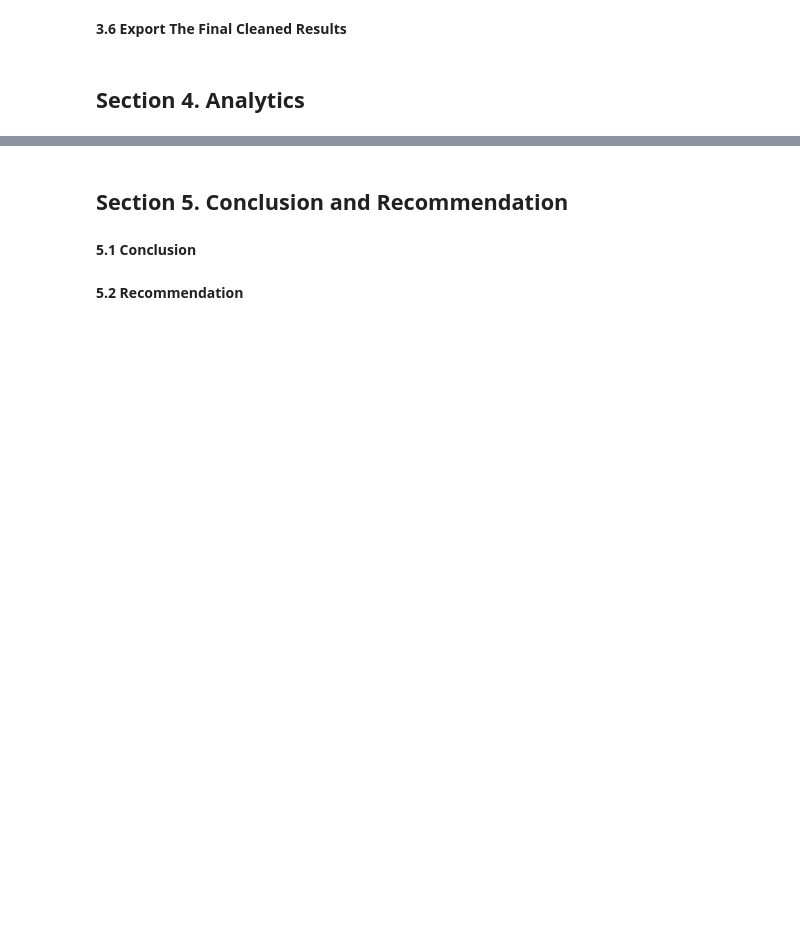
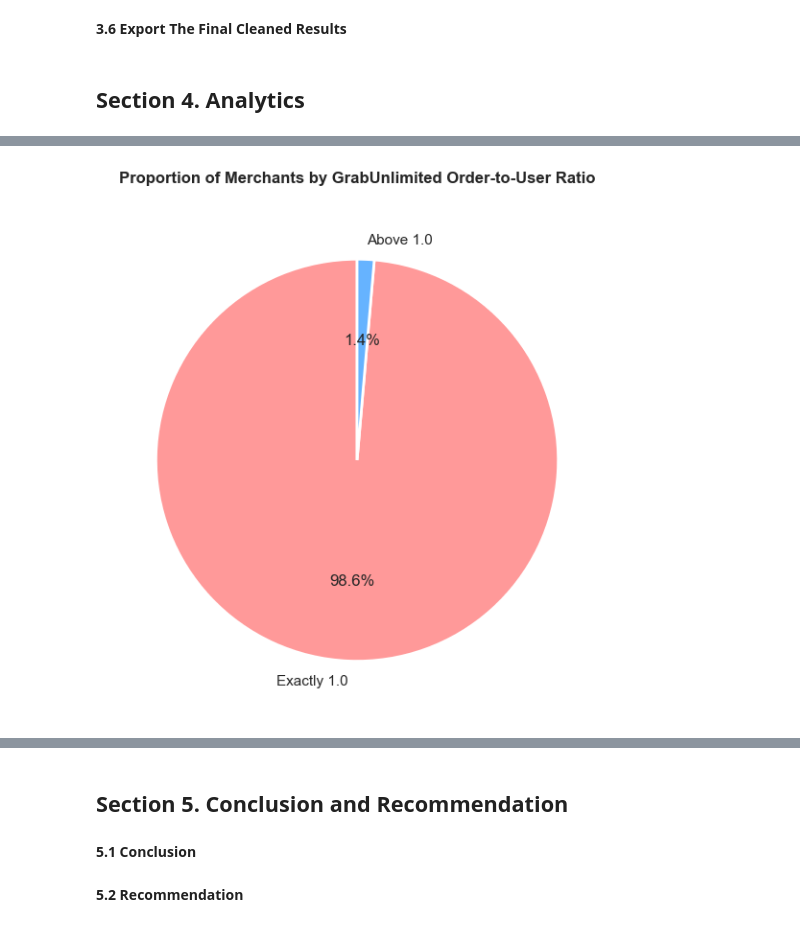
Before and after one commit to ziancarlos/Data_Analytics_Grab, a Jupyter notebook: notebooks/data-exploration.ipynb, the cells around one changed output, grey strips where cells are left out. Cells and saved outputs as stored; diff of their text form; code cells hidden in the pictures; blank space fills up the shorter version.

Commit message:
data explore 1-4

```diff
--- a/notebooks/data-exploration.ipynb
+++ b/notebooks/data-exploration.ipynb
@@ -522,0 +487,10 @@ df_users_cleaned.to_csv("../data/cleaned/users_cleaned.csv", index=False)
+# %%
+# 4.0.1 Read The New Cleaned Datasets
+
+time_extracted_cols = [
+    "order_year", "order_month", "order_day",
+    "driver_arrived_year", "driver_arrived_month", "driver_arrived_day",
+    "completed_year", "completed_month", "completed_day"
+]
+
+df_food_orders_cleaned = pd.read_csv("../data/cleaned/grab_food_orders_cleaned.csv", parse_dates=["order_time", "driver_arrived_time", "completed_time"], dtype={col: "Int64" for col in time_extracted_cols})
@@ -522,0 +562,27 @@ df_users_cleaned.to_csv("../data/cleaned/users_cleaned.csv", index=False)
+# %%
+# (4.1.2) Visualize the Order-to-User Ratio Distribution
+# Step: Categorize merchants using np.where and plot the clean proportion chart
+import numpy as np
+
+# 1. Categorize ratios and count total merchants per category in one step
+merchant_grouped['kategori_ratio'] = np.where(merchant_grouped['order_to_user_ratio'] == 1.0, 'Exactly 1.0', 'Above 1.0')
+donut_data = merchant_grouped['kategori_ratio'].value_counts()
+
+# 2. Plot the pie chart with clean formatting
+plt.figure(figsize=(6, 6))
+plt.pie(
+    donut_data,
+    labels=donut_data.index,
+    autopct='%1.1f%%',
+    startangle=90,
+    colors=['#ff9999', '#66b3ff'],
+    wedgeprops={'edgecolor': 'white', 'linewidth': 2}
+)
+
+# 3. Add title, format layout, and save the final chart image
+plt.title('Proportion of Merchants by GrabUnlimited Order-to-User Ratio', fontsize=12, fontweight='bold', pad=20)
+plt.tight_layout()
+plt.savefig('merchant_ratio_donut_chart.png', dpi=300)
+plt.show()
+# %% [output]
+[figure, added]
```
Also changed, not shown: parts of 18 cells of this notebook, 3 other files.
